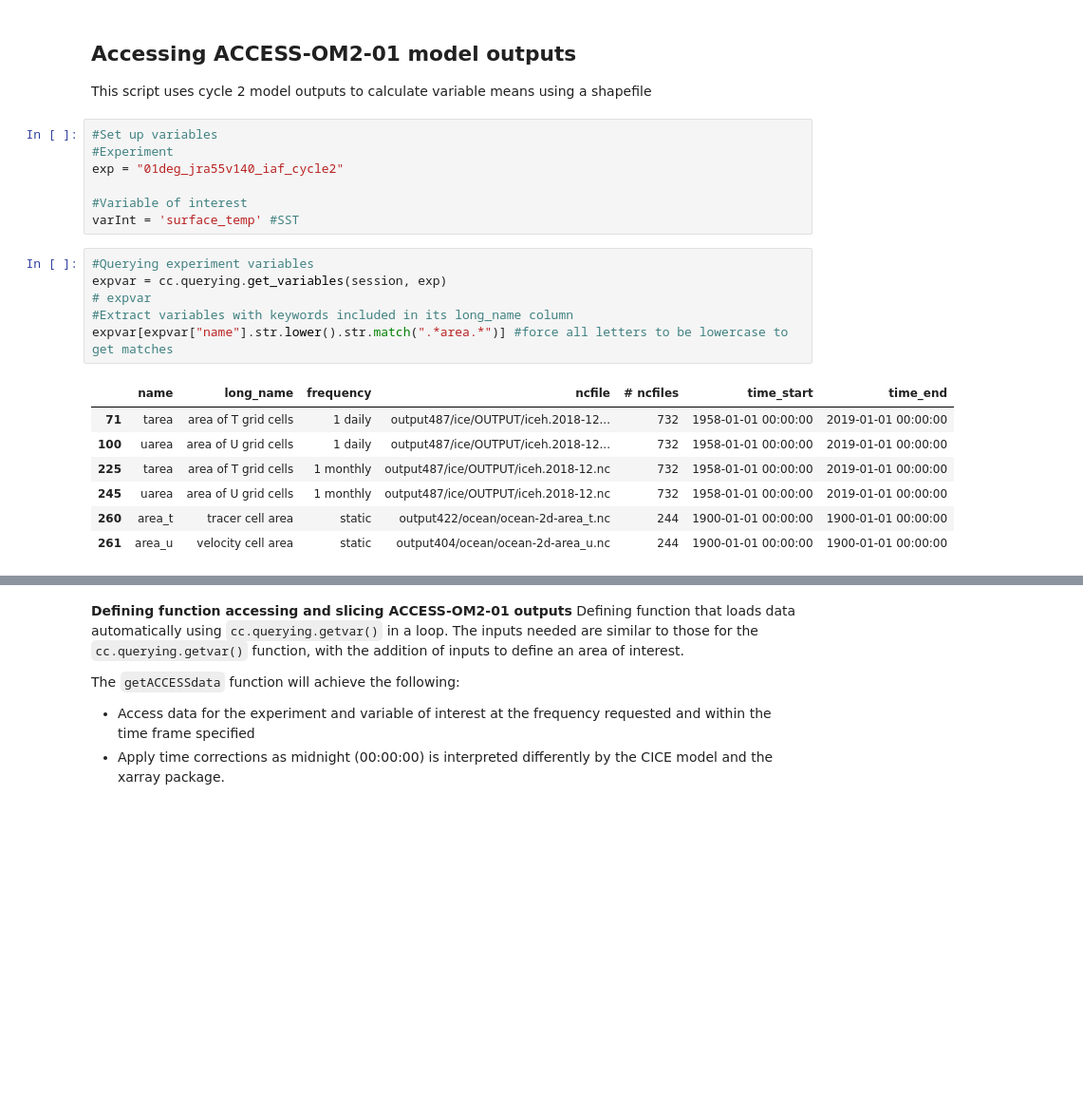
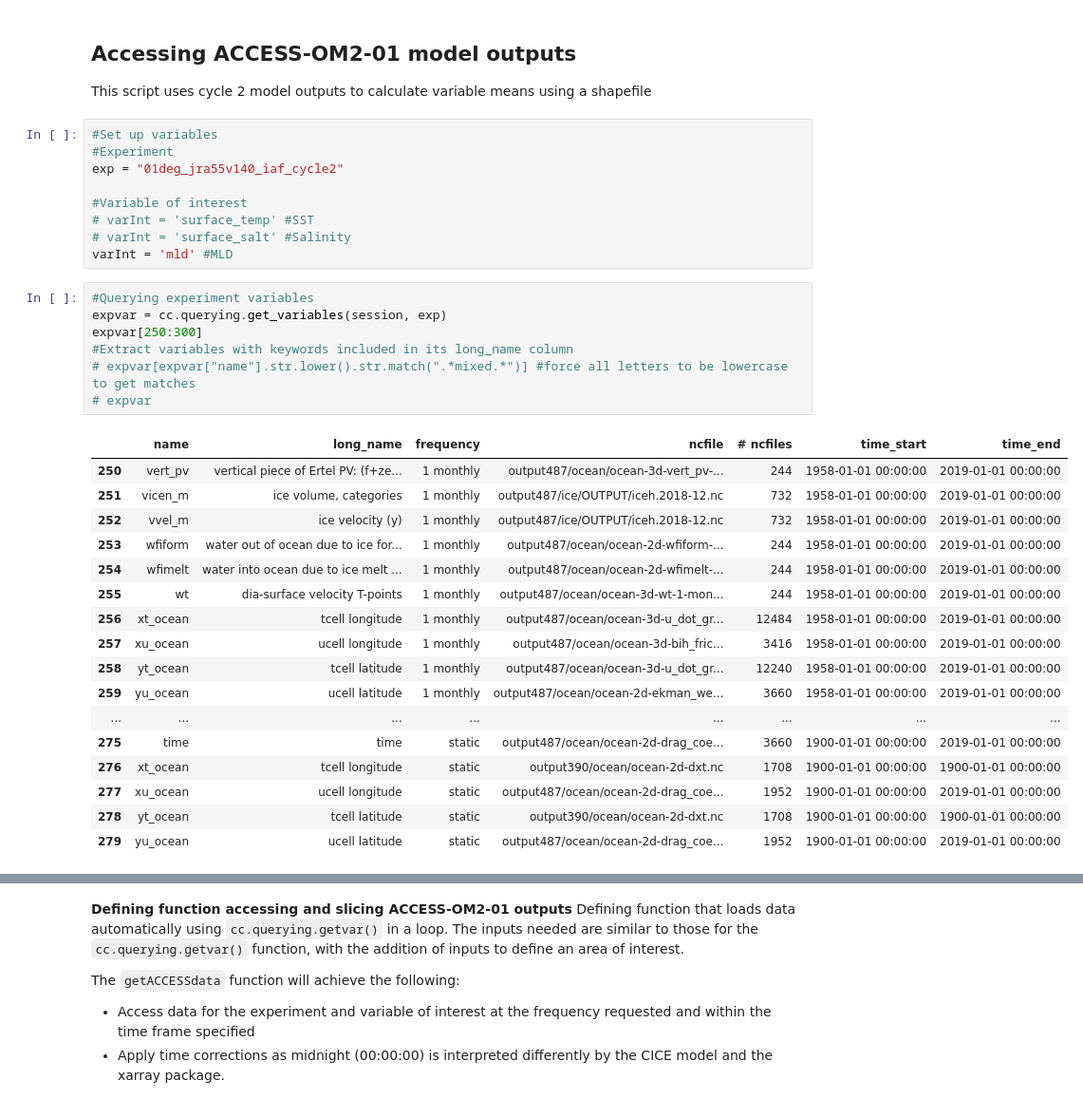
Before and after one commit to lidefi87/ACCESS_scripts_DFA, a Jupyter notebook: Scripts/ZonalStatistics.ipynb, the cells around one changed output, grey strips where cells are left out. Shown at 95% size. Saved outputs shown, nothing was run; the diff lists cells and outputs as text; blank space fills up the shorter version.

```diff
--- a/Scripts/ZonalStatistics.ipynb
+++ b/Scripts/ZonalStatistics.ipynb
@@ -38,21 +39,34 @@ This script uses cycle 2 model outputs to calculate variable means using a shape
 exp = "01deg_jra55v140_iaf_cycle2"
 
 #Variable of interest
-varInt = 'surface_temp' #SST
+# varInt = 'surface_temp' #SST
+# varInt = 'surface_salt' #Salinity
+varInt = 'mld' #MLD
 # %%
 #Querying experiment variables
 expvar = cc.querying.get_variables(session, exp)
+expvar[250:300]
+#Extract variables with keywords included in its long_name column
+# expvar[expvar["name"].str.lower().str.match(".*mixed.*")] #force all letters to be lowercase to get matches
 # expvar
-#Extract variables with keywords included in its long_name column
-expvar[expvar["name"].str.lower().str.match(".*area.*")] #force all letters to be lowercase to get matches
 # %% [output]
 |  | name | long_name | frequency | ncfile | # ncfiles | time_start | time_end |
-| 71 | tarea | area of T grid cells | 1 daily | output487/ice/OUTPUT/iceh.2018-12... | 732 | 1958-01-01 00:00:00 | 2019-01-01 00:00:00 |
-| 100 | uarea | area of U grid cells | 1 daily | output487/ice/OUTPUT/iceh.2018-12... | 732 | 1958-01-01 00:00:00 | 2019-01-01 00:00:00 |
-| 225 | tarea | area of T grid cells | 1 monthly | output487/ice/OUTPUT/iceh.2018-12.nc | 732 | 1958-01-01 00:00:00 | 2019-01-01 00:00:00 |
-| 245 | uarea | area of U grid cells | 1 monthly | output487/ice/OUTPUT/iceh.2018-12.nc | 732 | 1958-01-01 00:00:00 | 2019-01-01 00:00:00 |
-| 260 | area_t | tracer cell area | static | output422/ocean/ocean-2d-area_t.nc | 244 | 1900-01-01 00:00:00 | 1900-01-01 00:00:00 |
-| 261 | area_u | velocity cell area | static | output404/ocean/ocean-2d-area_u.nc | 244 | 1900-01-01 00:00:00 | 1900-01-01 00:00:00 |
+| 250 | vert_pv | vertical piece of Ertel PV: (f+ze... | 1 monthly | output487/ocean/ocean-3d-vert_pv-... | 244 | 1958-01-01 00:00:00 | 2019-01-01 00:00:00 |
+| 251 | vicen_m | ice volume, categories | 1 monthly | output487/ice/OUTPUT/iceh.2018-12.nc | 732 | 1958-01-01 00:00:00 | 2019-01-01 00:00:00 |
+| 252 | vvel_m | ice velocity (y) | 1 monthly | output487/ice/OUTPUT/iceh.2018-12.nc | 732 | 1958-01-01 00:00:00 | 2019-01-01 00:00:00 |
+| 253 | wfiform | water out of ocean due to ice for... | 1 monthly | output487/ocean/ocean-2d-wfiform-... | 244 | 1958-01-01 00:00:00 | 2019-01-01 00:00:00 |
+| 254 | wfimelt | water into ocean due to ice melt ... | 1 monthly | output487/ocean/ocean-2d-wfimelt-... | 244 | 1958-01-01 00:00:00 | 2019-01-01 00:00:00 |
+| 255 | wt | dia-surface velocity T-points | 1 monthly | output487/ocean/ocean-3d-wt-1-mon... | 244 | 1958-01-01 00:00:00 | 2019-01-01 00:00:00 |
+| 256 | xt_ocean | tcell longitude | 1 monthly | output487/ocean/ocean-3d-u_dot_gr... | 12484 | 1958-01-01 00:00:00 | 2019-01-01 00:00:00 |
+| 257 | xu_ocean | ucell longitude | 1 monthly | output487/ocean/ocean-3d-bih_fric... | 3416 | 1958-01-01 00:00:00 | 2019-01-01 00:00:00 |
+| 258 | yt_ocean | tcell latitude | 1 monthly | output487/ocean/ocean-3d-u_dot_gr... | 12240 | 1958-01-01 00:00:00 | 2019-01-01 00:00:00 |
+| 259 | yu_ocean | ucell latitude | 1 monthly | output487/ocean/ocean-2d-ekman_we... | 3660 | 1958-01-01 00:00:00 | 2019-01-01 00:00:00 |
+| ... | ... | ... | ... | ... | ... | ... | ... |
+| 275 | time | time | static | output487/ocean/ocean-2d-drag_coe... | 3660 | 1900-01-01 00:00:00 | 2019-01-01 00:00:00 |
+| 276 | xt_ocean | tcell longitude | static | output390/ocean/ocean-2d-dxt.nc | 1708 | 1900-01-01 00:00:00 | 1900-01-01 00:00:00 |
+| 277 | xu_ocean | ucell longitude | static | output487/ocean/ocean-2d-drag_coe... | 1952 | 1900-01-01 00:00:00 | 2019-01-01 00:00:00 |
+| 278 | yt_ocean | tcell latitude | static | output390/ocean/ocean-2d-dxt.nc | 1708 | 1900-01-01 00:00:00 | 1900-01-01 00:00:00 |
+| 279 | yu_ocean | ucell latitude | static | output487/ocean/ocean-2d-drag_coe... | 1952 | 1900-01-01 00:00:00 | 2019-01-01 00:00:00 |
 # %%
 #Give the start and end dates for the analyses. The input must be given as a list, even if it is one item only.
 #Dates can be given as full date (e.g., 2010-01-01), just year and month, or just year. If multiple years are to be analysed, ensure both variables have the same length
```
Also changed, not shown: parts of 27 cells of this notebook, 1 other file.
